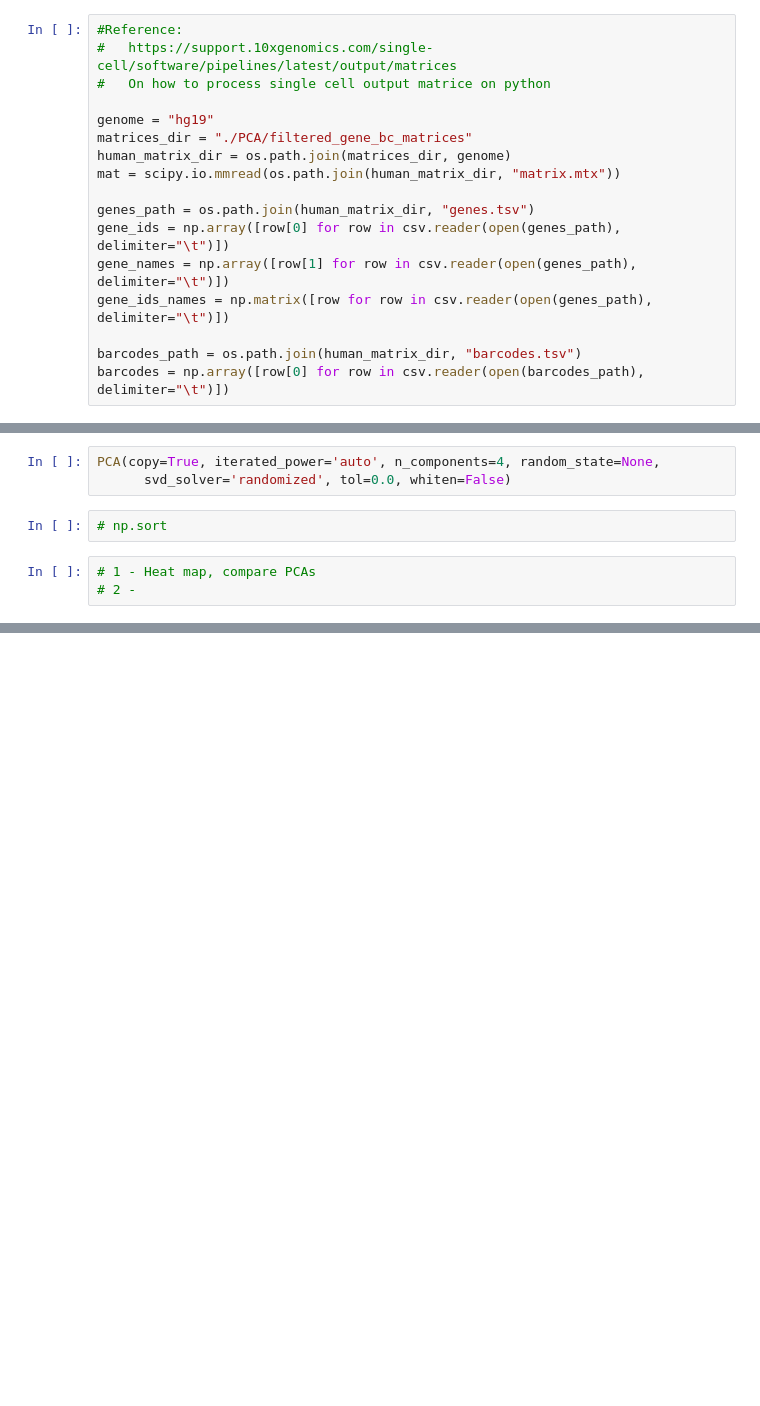
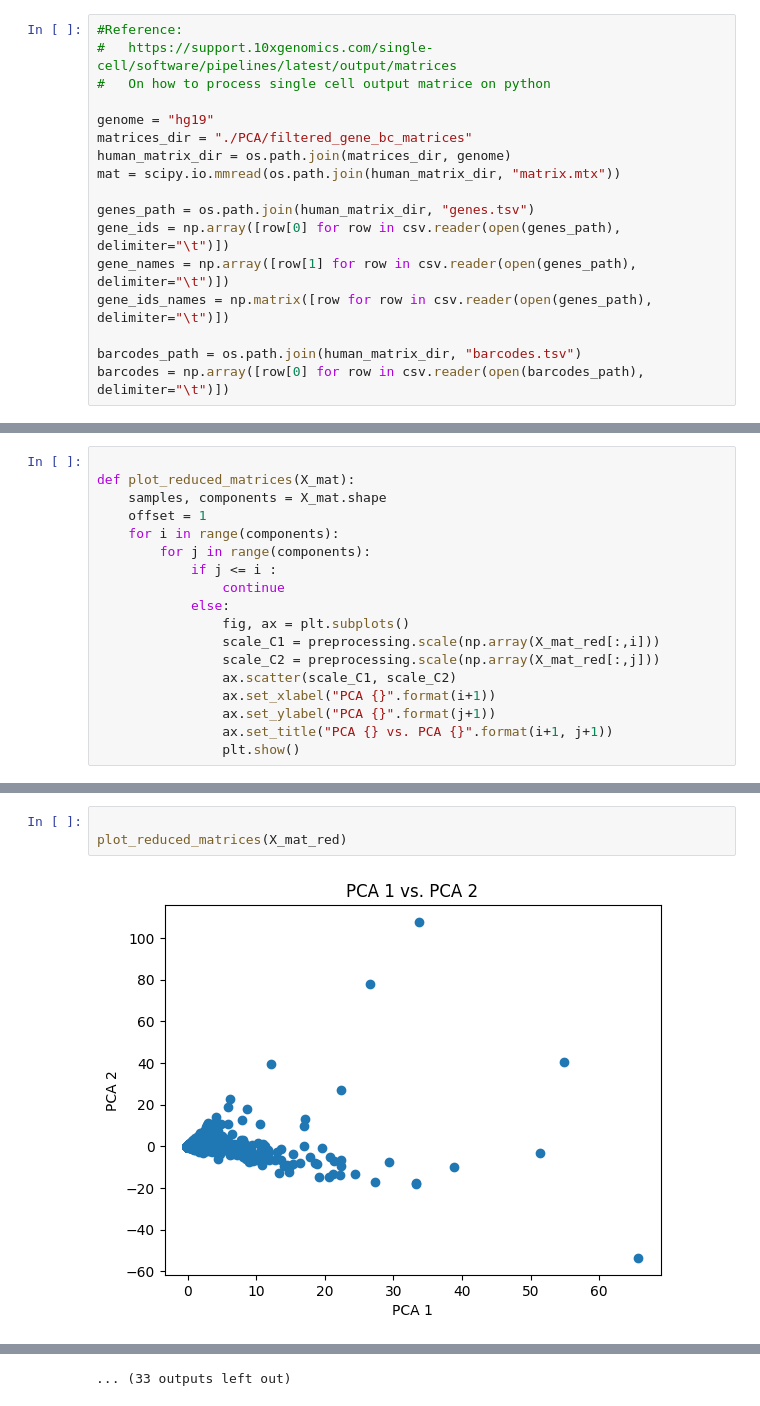
Before and after one commit to achave11-ucsc/GA4GH-MLSpring17, a Jupyter notebook: Proces_Data.ipynb, the cells around one changed output, grey strips where cells are left out. Drawn from its saved outputs; the diff is of its cells as text; blank space fills up the shorter version.

```diff
--- a/Proces_Data.ipynb
+++ b/Proces_Data.ipynb
@@ -93,4 +121,22 @@ def get_tags(list_of_indexes):
     for tag in list_of_indexes:
         tags.append(gene_names[tag])
     return tags
+# %%
+
+def plot_reduced_matrices(X_mat):
+    samples, components = X_mat.shape
+    offset = 1
+    for i in range(components):
+        for j in range(components):
+            if j <= i :
+                continue
+            else:
+                fig, ax = plt.subplots()
+                scale_C1 = preprocessing.scale(np.array(X_mat_red[:,i]))
+                scale_C2 = preprocessing.scale(np.array(X_mat_red[:,j]))
+                ax.scatter(scale_C1, scale_C2)
+                ax.set_xlabel("PCA {}".format(i+1))
+                ax.set_ylabel("PCA {}".format(j+1))
+                ax.set_title("PCA {} vs. PCA {}".format(i+1, j+1))
+                plt.show()
 # %%
@@ -273,8 +155,5 @@ plt.show()
-# %%
-PCA(copy=True, iterated_power='auto', n_components=4, random_state=None,
-      svd_solver='randomized', tol=0.0, whiten=False)
-# %%
-# np.sort
-# %%
-# 1 - Heat map, compare PCAs
-# 2 -
+# %%
+
+plot_reduced_matrices(X_mat_red)
+# %% [output]
+[figure, added]
@@ -280,0 +171 @@ PCA(copy=True, iterated_power='auto', n_components=4, random_state=None,
+... (33 outputs left out)
```
Also changed, not shown: parts of 13 cells of this notebook.
